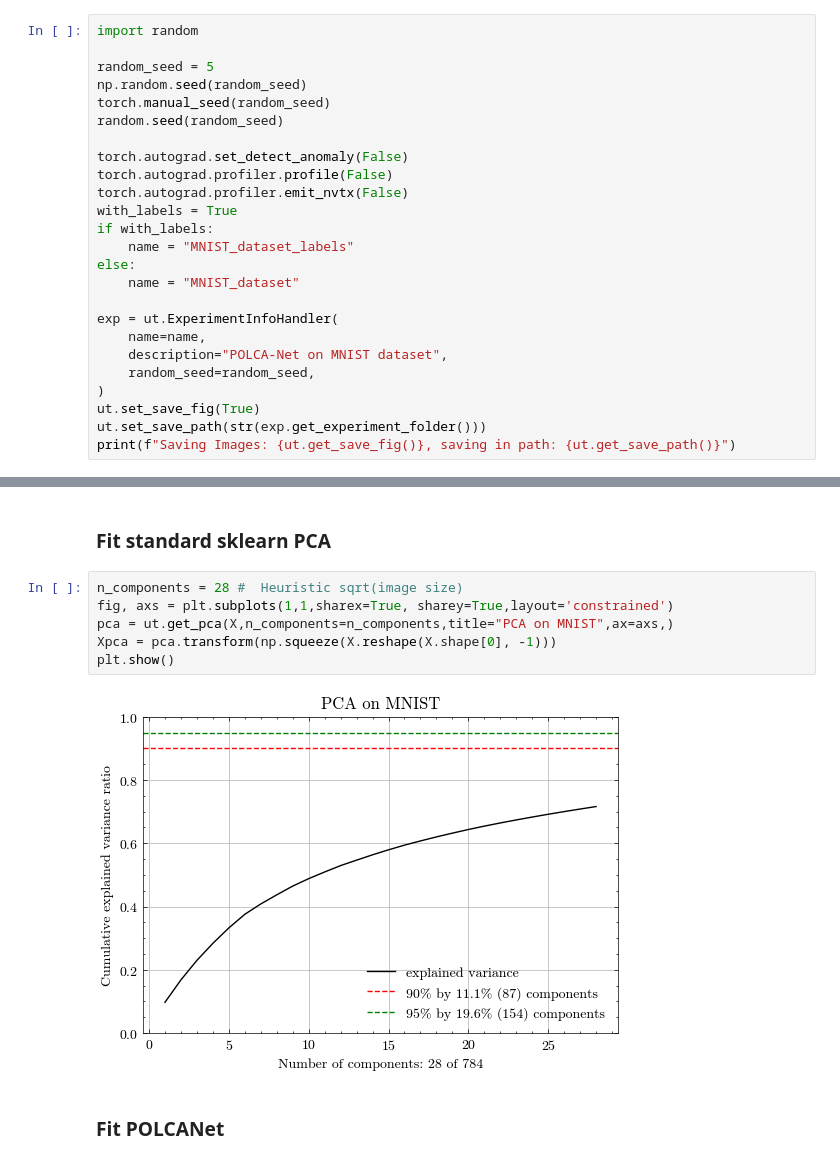
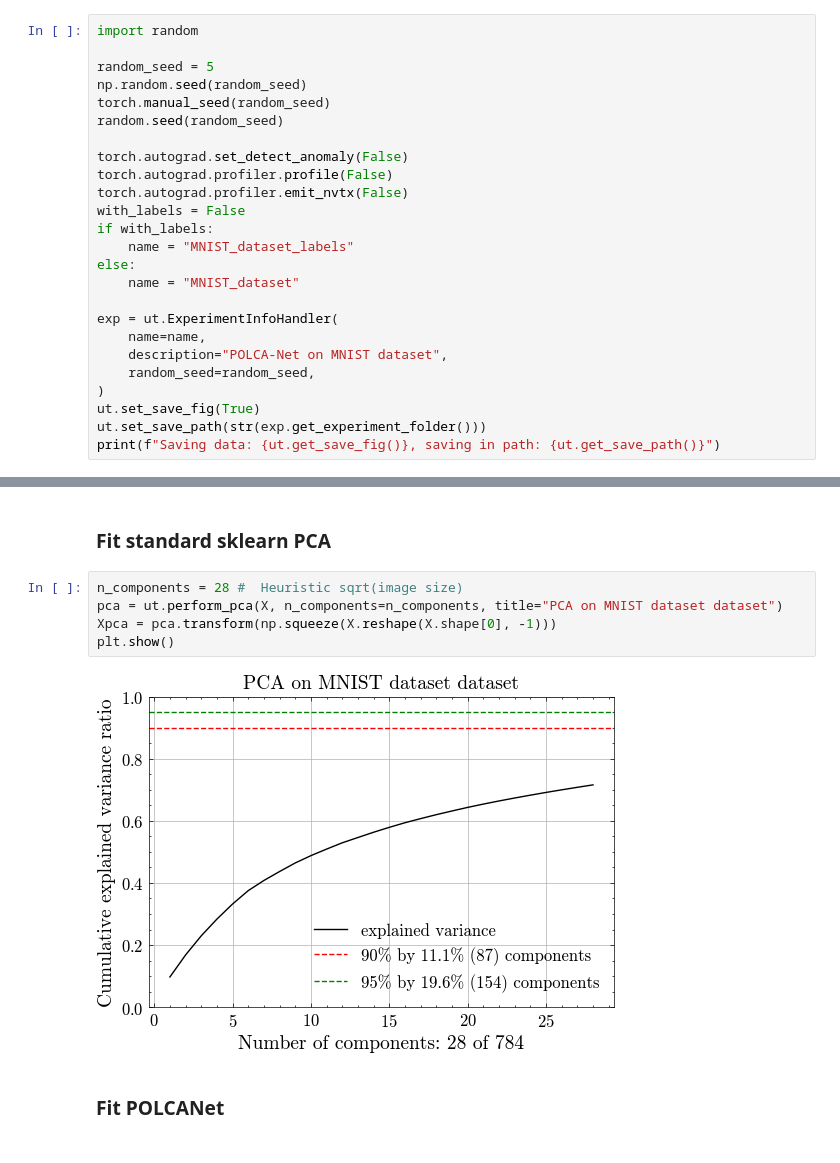
Before and after one commit to jamartinh/polcanet, a Jupyter notebook: examples/notebooks/mnist_dataset.ipynb, the cells around one changed output, grey strips where cells are left out. Saved outputs shown, nothing was run; the diff lists cells and outputs as text.

```diff
--- a/examples/notebooks/mnist_dataset.ipynb
+++ b/examples/notebooks/mnist_dataset.ipynb
@@ -30,7 +31,7 @@ random.seed(random_seed)
 torch.autograd.set_detect_anomaly(False)
 torch.autograd.profiler.profile(False)
 torch.autograd.profiler.emit_nvtx(False)
-with_labels = True
+with_labels = False
 if with_labels:
     name = "MNIST_dataset_labels"
 else:
@@ -43,5 +44,5 @@ exp = ut.ExperimentInfoHandler(
 )
 ut.set_save_fig(True)
 ut.set_save_path(str(exp.get_experiment_folder()))
-print(f"Saving Images: {ut.get_save_fig()}, saving in path: {ut.get_save_path()}")
+print(f"Saving data: {ut.get_save_fig()}, saving in path: {ut.get_save_path()}")
 # %% [output]
@@ -87,12 +88,11 @@ ut.plot_train_images(X_test, "MNIST test dataset images",cmap="gray", n=7)
 ### Fit standard sklearn PCA
 # %%
 n_components = 28 #  Heuristic sqrt(image size)
-fig, axs = plt.subplots(1,1,sharex=True, sharey=True,layout='constrained')
-pca = ut.get_pca(X,n_components=n_components,title="PCA on MNIST",ax=axs,)
+pca = ut.perform_pca(X, n_components=n_components, title="PCA on MNIST dataset dataset")
 Xpca = pca.transform(np.squeeze(X.reshape(X.shape[0], -1)))
 plt.show()
 # %% [output]
-[figure, old version]
+[figure, new version]
 # %% [markdown]
 ### Fit POLCANet
 # %%
```
Also changed, not shown: parts of 19 cells of this notebook, 12 other files.
